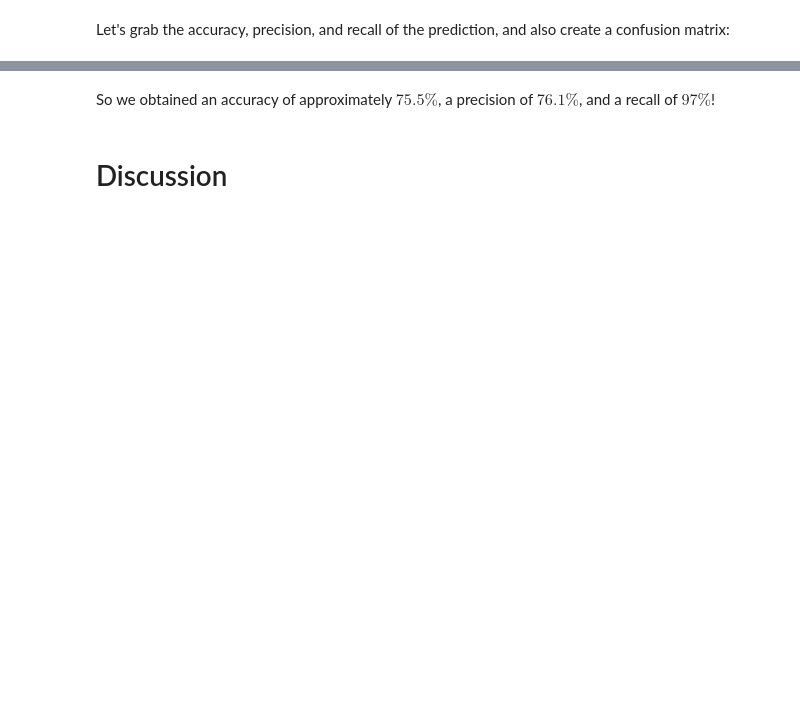
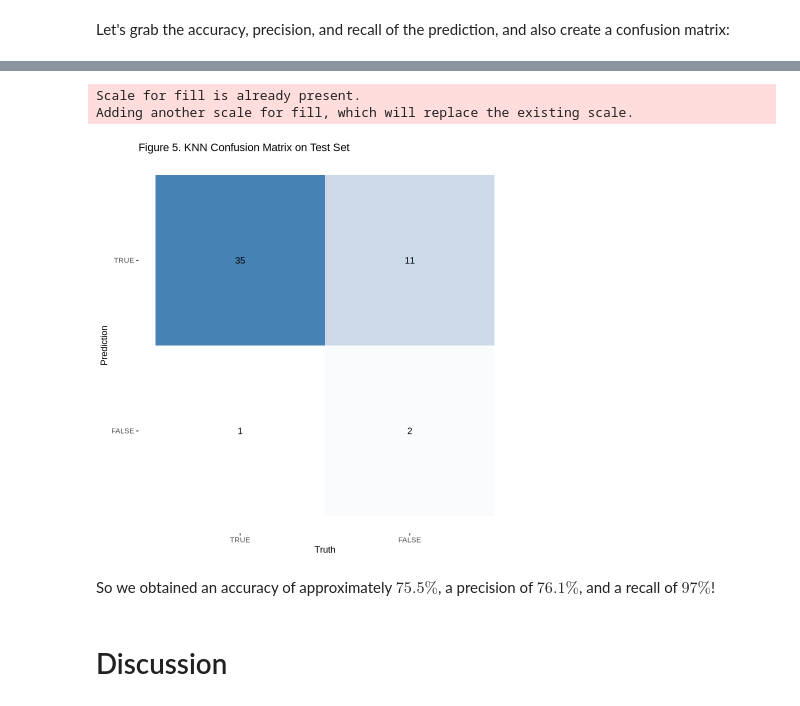
Before and after one commit to zhifou541-stack/dsci100-003-group26, a Jupyter notebook: group26 final project .ipynb, the cells around one changed output, grey strips where cells are left out. Cells and saved outputs as stored; diff of their text form; code cells hidden in the pictures; blank space fills up the shorter version.

```diff
--- a/group26 final project .ipynb
+++ b/group26 final project .ipynb
@@ -312,7 +292,7 @@ From this graph, we can see that the most reasonable option for $K$ is $K=14$, w
 
 Now that we've got a definite $K$, we can create a new model specfication and workflow. Let's also relevel the testing set so that `TRUE` is the first-level event.
 # %%
-knn_spec <- nearest_neighbor(weight_func = "rectangular", neighbors = 14) |>
+knn_spec <- nearest_neighbor(weight_func = "rectangular", neighbors = 11) |>
       set_engine("kknn") |>
       set_mode("classification")
 
@@ -338,11 +337,15 @@ players_metrics
 # %%
 players_conf <- players_preds |> conf_mat(truth = subscribe, estimate = .pred_class)
 players_conf_mat <- players_conf |>
   autoplot(type = "heatmap") +
   scale_fill_gradient(low = "white", high = "steelblue") +
-  labs(title = "KNN Confusion Matrix on Test Set")
+  labs(title = "Figure 5. KNN Confusion Matrix on Test Set")
 
 players_conf_mat
+# %% [output]
+Scale for fill is already present.
+Adding another scale for fill, which will replace the existing scale.
+[figure, added]
 # %% [markdown]
 So we obtained an accuracy of approximately $75.5\%$, a precision of $76.1\%$, and a recall of $97\%$!
 # %% [markdown]
```
Also changed, not shown: parts of 11 cells of this notebook.
